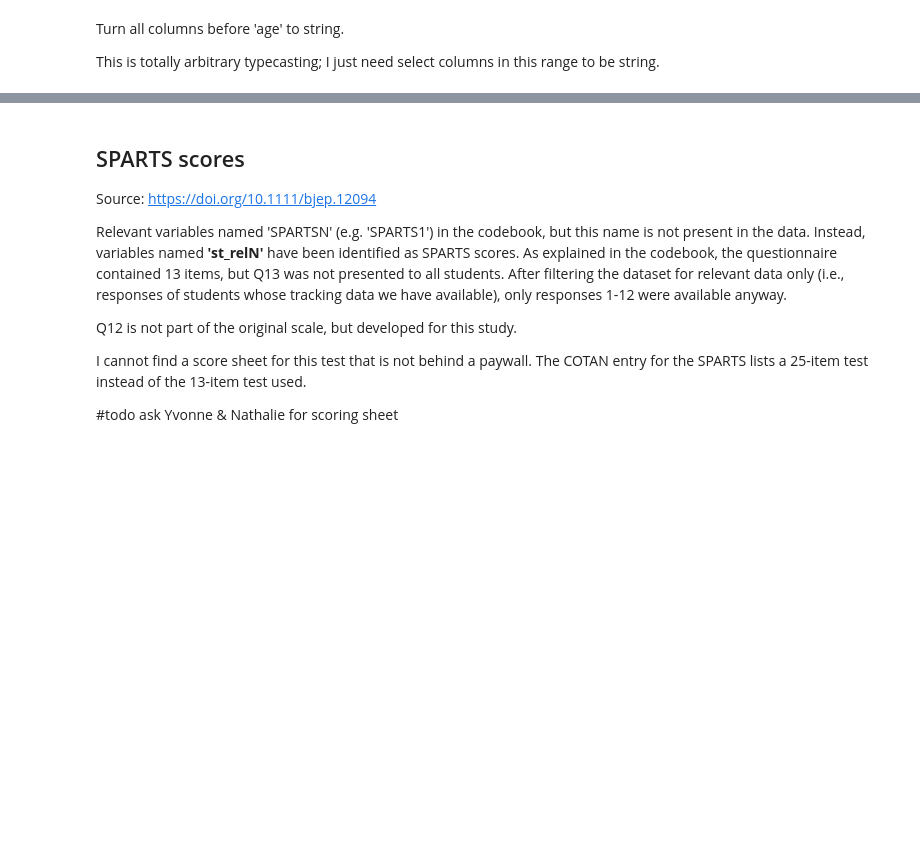
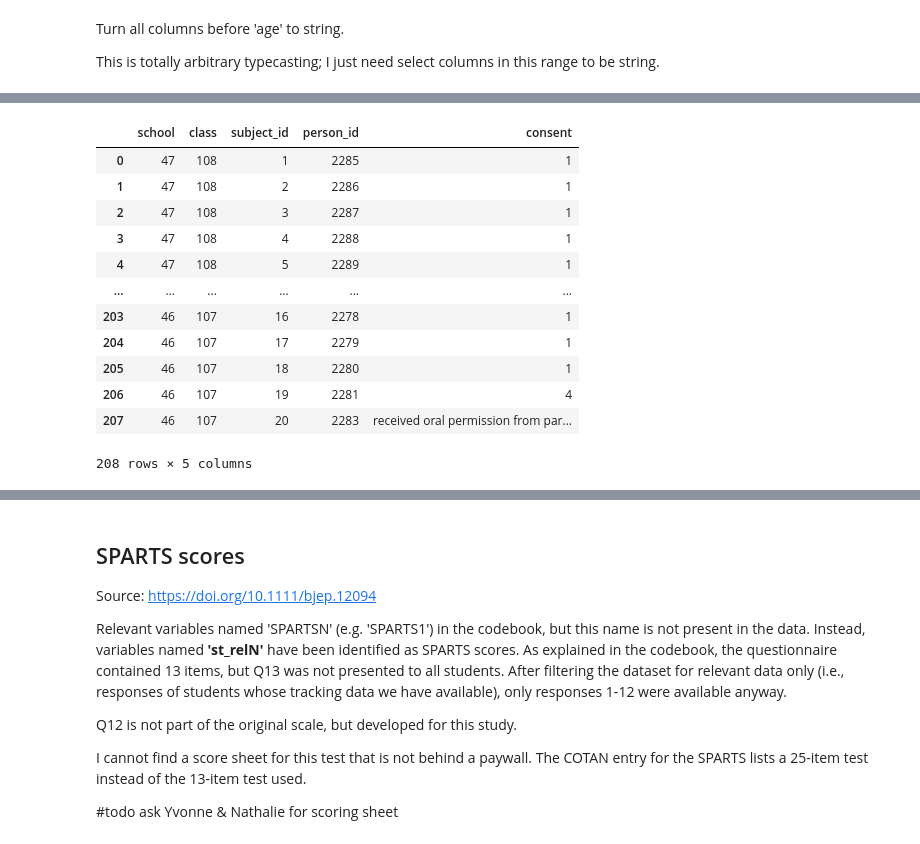
Before and after one commit to majaazdaja/dsp, a Jupyter notebook: notebooks/survey-data.ipynb, the cells around one changed output, grey strips where cells are left out. Cells and saved outputs as stored; diff of their text form; code cells hidden in the pictures; blank space fills up the shorter version.

```diff
--- a/notebooks/survey-data.ipynb
+++ b/notebooks/survey-data.ipynb
@@ -633,0 +650,20 @@ students_short = students[['school','class','tracking','nPupils','dataPresent','
+# %%
+# First, ensure the columns are standardized for proper matching
+for col in ['school', 'class', 'subject_id']:
+    # Convert to string, strip whitespace, and make lowercase to ensure matching
+    keyfiles[col] = keyfiles[col].astype(str).str.strip().str.lower()
+    students[col] = students[col].astype(str).str.strip().str.lower()
+
+# Create a composite key from the matching columns
+keyfiles['match_key'] = keyfiles['school'] + '|' + keyfiles['class'] + '|' + keyfiles['subject_id']
+students['match_key'] = students['school'] + '|' + students['class'] + '|' + students['subject_id']
+
+# Create a dictionary mapping from match_key to person_id
+person_id_map = students.set_index('match_key')['person_id'].to_dict()
+
+# Apply the mapping to keyfiles based on match_key
+keyfiles['person_id'] = keyfiles['match_key'].map(person_id_map)
+
+# Remove the temporary match_key column
+# keyfiles.drop('match_key', axis=1, inplace=True)
+# students.drop('match_key', axis=1, inplace=True)
@@ -633,0 +697,19 @@ students_short = students[['school','class','tracking','nPupils','dataPresent','
+# %%
+temp = keyfiles[['school','class','subject_id','person_id', 'consent']]
+temp
+# temp[temp['person_id_new'].isna()]
+# temp.loc[temp['person_id']!=temp['person_id_new']]
+# %% [output]
+|  | school | class | subject_id | person_id | consent |
+| 0 | 47 | 108 | 1 | 2285 | 1 |
+| 1 | 47 | 108 | 2 | 2286 | 1 |
+| 2 | 47 | 108 | 3 | 2287 | 1 |
+| 3 | 47 | 108 | 4 | 2288 | 1 |
+| 4 | 47 | 108 | 5 | 2289 | 1 |
+| ... | ... | ... | ... | ... | ... |
+| 203 | 46 | 107 | 16 | 2278 | 1 |
+| 204 | 46 | 107 | 17 | 2279 | 1 |
+| 205 | 46 | 107 | 18 | 2280 | 1 |
+| 206 | 46 | 107 | 19 | 2281 | 4 |
+| 207 | 46 | 107 | 20 | 2283 | received oral permission from par... |
+208 rows × 5 columns
```
Also changed, not shown: parts of 33 cells of this notebook.
